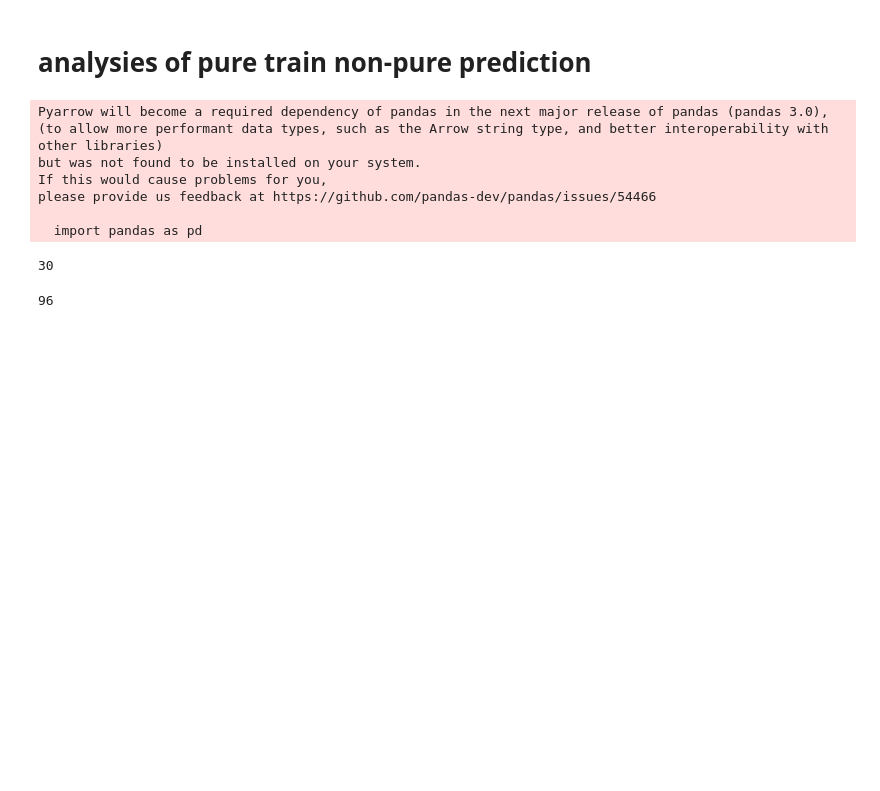
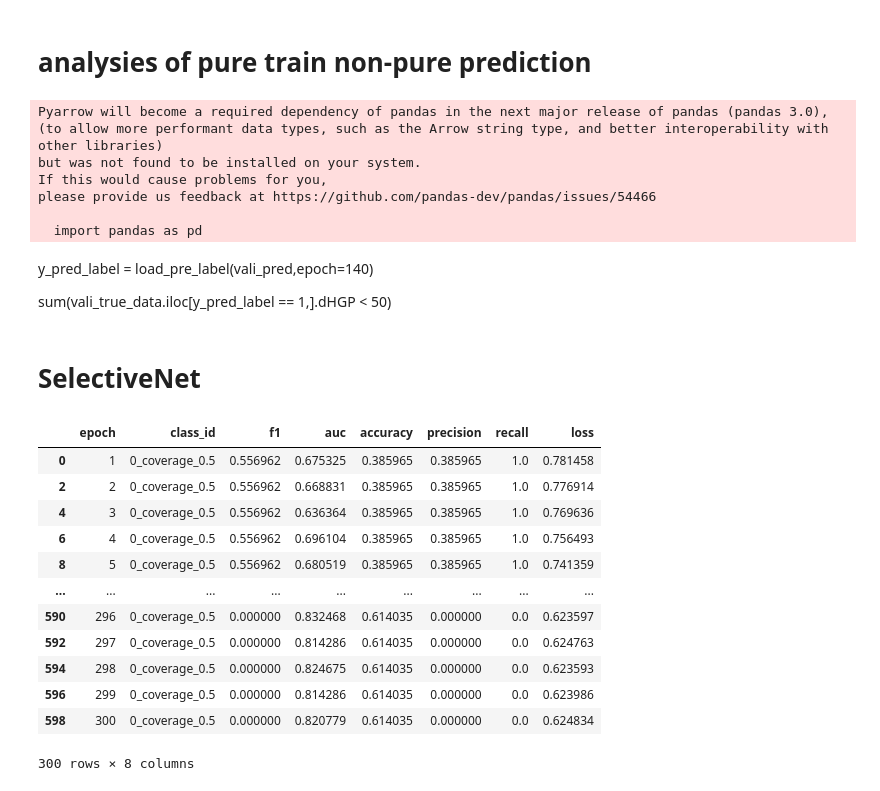
Before and after one commit to BaconDavid/CRLM_Internship_Project, a Jupyter notebook: Evaluation/Results_analysis.ipynb, the cells around one changed output. Cells and saved outputs as stored; diff of their text form; code cells hidden in the pictures; blank space fills up the shorter version.

```diff
--- a/Evaluation/Results_analysis.ipynb
+++ b/Evaluation/Results_analysis.ipynb
@@ -1583,14 +1583,26 @@ If this would cause problems for you,
 please provide us feedback at https://github.com/pandas-dev/pandas/issues/54466
 
   import pandas as pd
-# %%
-y_pred_label = load_pre_label(vali_pred,epoch=140)
-
-
-sum(vali_true_data.iloc[y_pred_label == 1,].dHGP < 50)
-# %% [output]
-30
-# %%
-sum(vali_true_data.dHGP < 50)
-# %% [output]
-96
+# %% [markdown]
+y_pred_label = load_pre_label(vali_pred,epoch=140)
+
+
+sum(vali_true_data.iloc[y_pred_label == 1,].dHGP < 50)
+# %% [markdown]
+# SelectiveNet
+# %%
+tr_c_07_t_05.iloc[::2]
+# %% [output]
+|  | epoch | class_id | f1 | auc | accuracy | precision | recall | loss |
+| 0 | 1 | 0_coverage_0.5 | 0.556962 | 0.675325 | 0.385965 | 0.385965 | 1.0 | 0.781458 |
+| 2 | 2 | 0_coverage_0.5 | 0.556962 | 0.668831 | 0.385965 | 0.385965 | 1.0 | 0.776914 |
+| 4 | 3 | 0_coverage_0.5 | 0.556962 | 0.636364 | 0.385965 | 0.385965 | 1.0 | 0.769636 |
+| 6 | 4 | 0_coverage_0.5 | 0.556962 | 0.696104 | 0.385965 | 0.385965 | 1.0 | 0.756493 |
+| 8 | 5 | 0_coverage_0.5 | 0.556962 | 0.680519 | 0.385965 | 0.385965 | 1.0 | 0.741359 |
+| ... | ... | ... | ... | ... | ... | ... | ... | ... |
+| 590 | 296 | 0_coverage_0.5 | 0.000000 | 0.832468 | 0.614035 | 0.000000 | 0.0 | 0.623597 |
+| 592 | 297 | 0_coverage_0.5 | 0.000000 | 0.814286 | 0.614035 | 0.000000 | 0.0 | 0.624763 |
+| 594 | 298 | 0_coverage_0.5 | 0.000000 | 0.824675 | 0.614035 | 0.000000 | 0.0 | 0.623593 |
+| 596 | 299 | 0_coverage_0.5 | 0.000000 | 0.814286 | 0.614035 | 0.000000 | 0.0 | 0.623986 |
+| 598 | 300 | 0_coverage_0.5 | 0.000000 | 0.820779 | 0.614035 | 0.000000 | 0.0 | 0.624834 |
+300 rows × 8 columns
```
Also changed, not shown: parts of 8 cells of this notebook, 4 other files.
